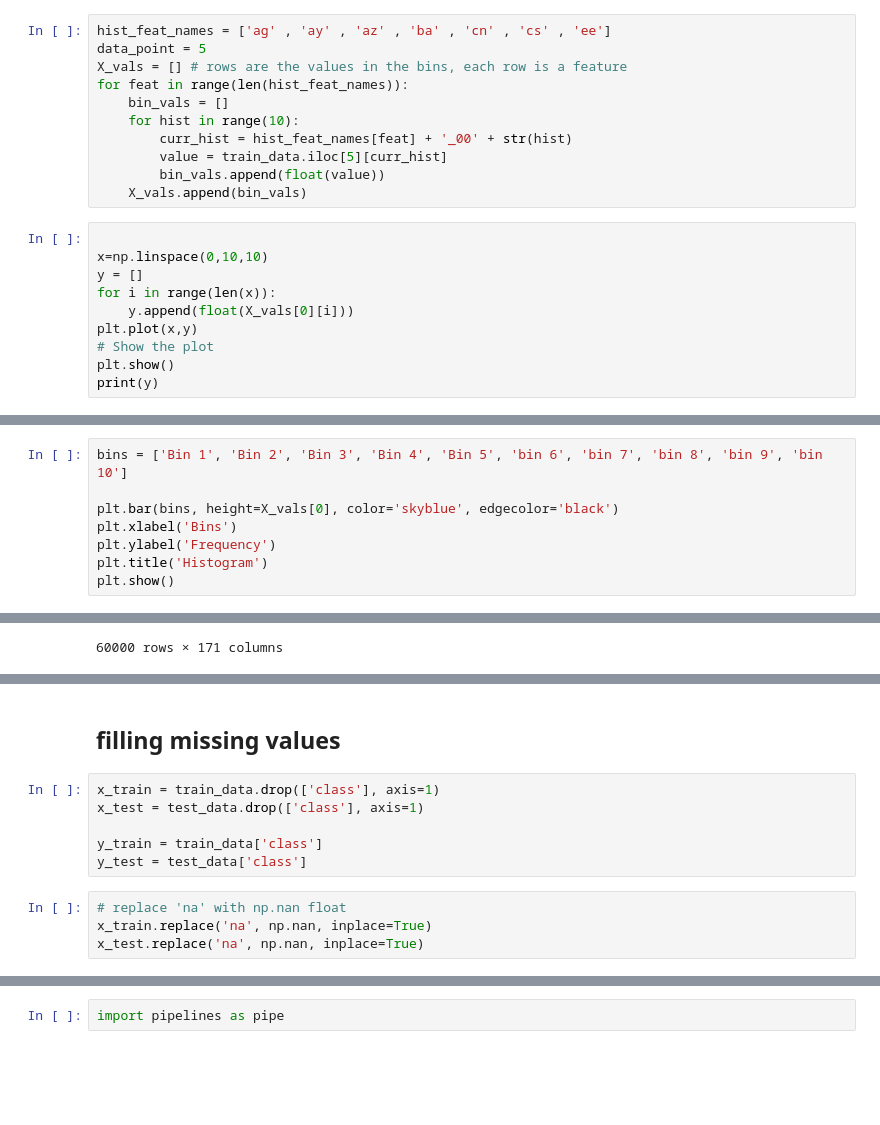
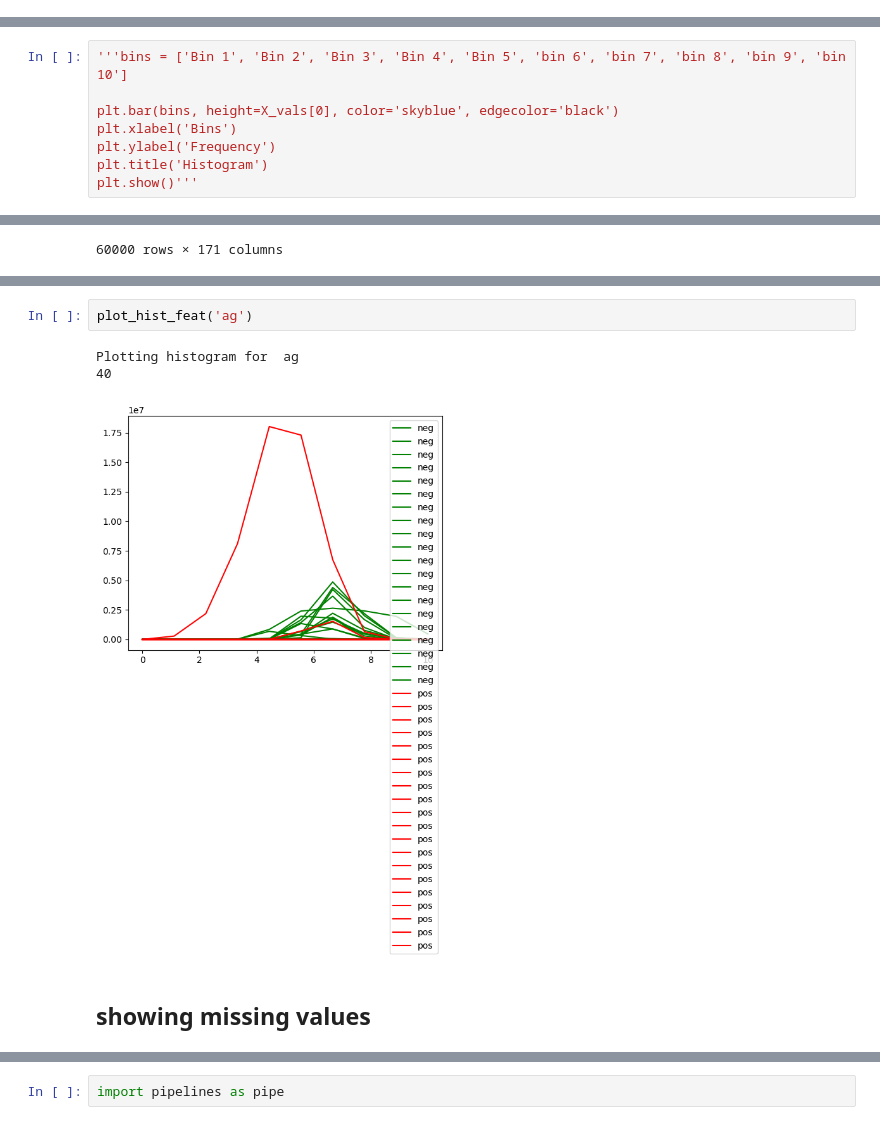
Before and after one commit to vougioukakis/scania-trucks-failure-prediction, a Jupyter notebook: code.ipynb, the cells around one changed output, grey strips where cells are left out. Cells and saved outputs as stored; diff of their text form; blank space fills up the shorter version.

```diff
--- a/code.ipynb
+++ b/code.ipynb
@@ -66,21 +55,0 @@ train_data
-# %%
-hist_feat_names = ['ag' , 'ay' , 'az' , 'ba' , 'cn' , 'cs' , 'ee']
-data_point = 5
-X_vals = [] # rows are the values in the bins, each row is a feature
-for feat in range(len(hist_feat_names)):
-    bin_vals = []
-    for hist in range(10):
-        curr_hist = hist_feat_names[feat] + '_00' + str(hist)
-        value = train_data.iloc[5][curr_hist]
-        bin_vals.append(float(value))
-    X_vals.append(bin_vals)
-# %%
-
-x=np.linspace(0,10,10)
-y = []
-for i in range(len(x)):
-    y.append(float(X_vals[0][i]))
-plt.plot(x,y)
-# Show the plot
-plt.show()
-print(y)
@@ -90,9 +56,9 @@ print(y)
 # %%
-bins = ['Bin 1', 'Bin 2', 'Bin 3', 'Bin 4', 'Bin 5', 'bin 6', 'bin 7', 'bin 8', 'bin 9', 'bin 10']
+'''bins = ['Bin 1', 'Bin 2', 'Bin 3', 'Bin 4', 'Bin 5', 'bin 6', 'bin 7', 'bin 8', 'bin 9', 'bin 10']
 
 plt.bar(bins, height=X_vals[0], color='skyblue', edgecolor='black')
 plt.xlabel('Bins')
 plt.ylabel('Frequency')
 plt.title('Histogram')
-plt.show()
+plt.show()'''
 # %% [output]
@@ -223,12 +259,8 @@ train_data
+# %%
+plot_hist_feat('ag')
+# %% [output]
+Plotting histogram for  ag
+40
+[figure, added]
 # %% [markdown]
-## filling missing values
+## showing missing values
-# %%
-x_train = train_data.drop(['class'], axis=1)
-x_test = test_data.drop(['class'], axis=1)
-
-y_train = train_data['class']
-y_test = test_data['class']
-# %%
-# replace 'na' with np.nan float
-x_train.replace('na', np.nan, inplace=True)
-x_test.replace('na', np.nan, inplace=True)
```
Also changed, not shown: parts of 46 cells of this notebook, 2 other files.
